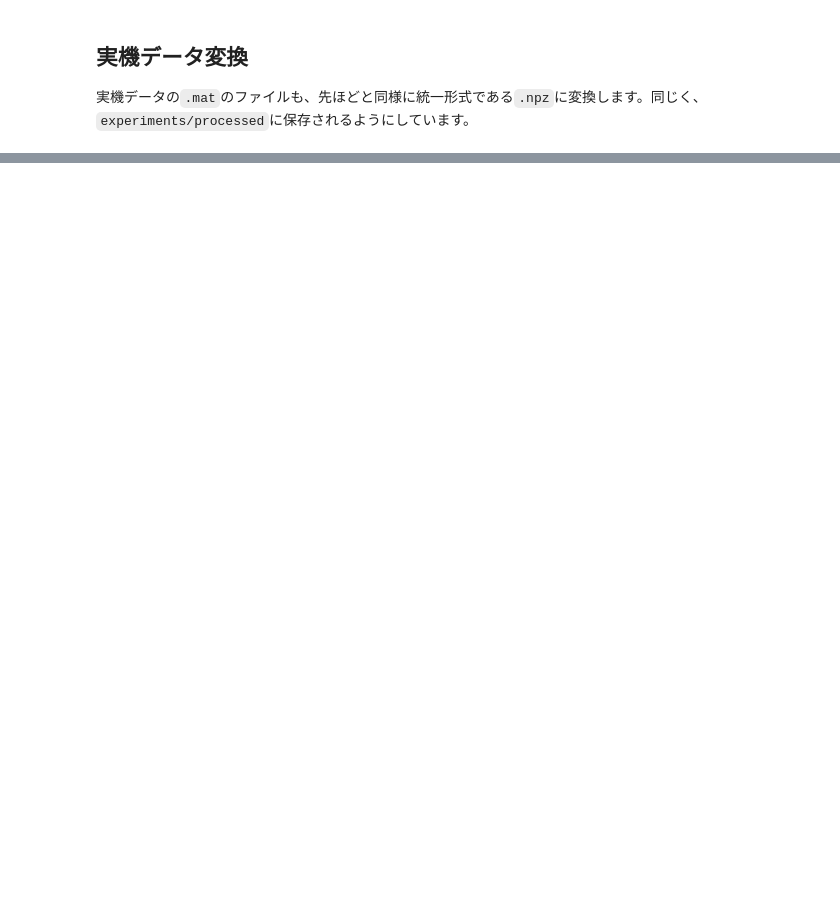
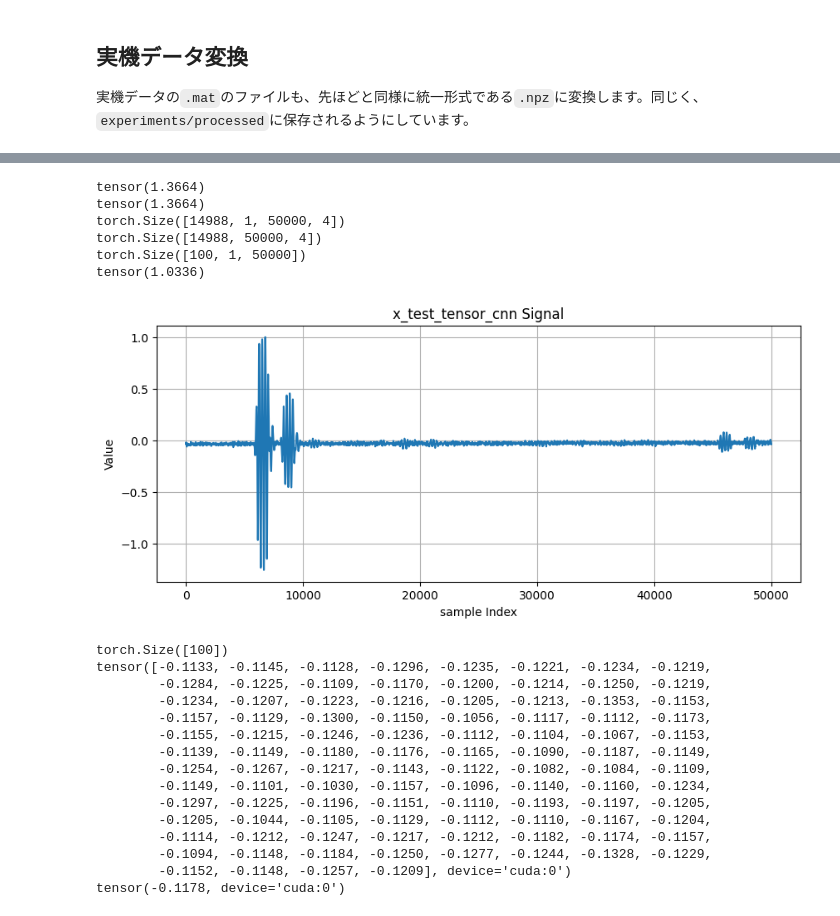
Before and after one commit to yymgc2003/psdata2matlab, a Jupyter notebook: main.ipynb, the cells around one changed output, grey strips where cells are left out. Saved outputs shown, nothing was run; the diff lists cells and outputs as text; code cells hidden in the pictures; blank space fills up the shorter version.

```diff
--- a/main.ipynb
+++ b/main.ipynb
@@ -201,0 +653,59 @@ from src import mat2npz_exp
+# %%
+import numpy as np
+import torch
+
+path = "/home/smatsubara/documents/airlift/data/experiments/processed/P20241015-1037_upsampled_x20.npz"
+output_folder_path = "/home/smatsubara/documents/sandbox/psdata2matlab/tmp"
+x_test = np.load(path)["processed_data"]
+x_test_tensor = torch.from_numpy(x_test).float()
+
+print(torch.max(x_test_tensor))
+x_test_tensor_all = x_test_tensor.unsqueeze(1)
+print(torch.max(x_test_tensor_all))
+print(x_test_tensor_all.shape)
+a = 13000
+x_test_tensor_cnn = x_test_tensor_all[a:a+100, :, :, 0]  # tdx1
+
+
+print(x_test_tensor.shape)
+print(x_test_tensor_cnn.shape)
+print(torch.max(x_test_tensor_cnn))
+import matplotlib.pyplot as plt
+
+plt.figure(figsize=(10, 4))
+plt.plot(x_test_tensor_cnn[40, 0, :].cpu().numpy())
+plt.title("x_test_tensor_cnn Signal")
+plt.xlabel("sample Index")
+plt.ylabel("Value")
+plt.grid(True)
+plt.show()
+model.eval()
+with torch.no_grad():
+    x_test_tensor_cnn = x_test_tensor_cnn.to('cuda:0')
+    predictions = model(x_test_tensor_cnn)
+    print(predictions.shape)
+    print(predictions)
+    print(torch.mean(predictions))
+# %% [output]
+tensor(1.3664)
+tensor(1.3664)
+torch.Size([14988, 1, 50000, 4])
+torch.Size([14988, 50000, 4])
+torch.Size([100, 1, 50000])
+tensor(1.0336)
+[figure, added]
+torch.Size([100])
+tensor([-0.1133, -0.1145, -0.1128, -0.1296, -0.1235, -0.1221, -0.1234, -0.1219,
+        -0.1284, -0.1225, -0.1109, -0.1170, -0.1200, -0.1214, -0.1250, -0.1219,
+        -0.1234, -0.1207, -0.1223, -0.1216, -0.1205, -0.1213, -0.1353, -0.1153,
+        -0.1157, -0.1129, -0.1300, -0.1150, -0.1056, -0.1117, -0.1112, -0.1173,
+        -0.1155, -0.1215, -0.1246, -0.1236, -0.1112, -0.1104, -0.1067, -0.1153,
+        -0.1139, -0.1149, -0.1180, -0.1176, -0.1165, -0.1090, -0.1187, -0.1149,
+        -0.1254, -0.1267, -0.1217, -0.1143, -0.1122, -0.1082, -0.1084, -0.1109,
+        -0.1149, -0.1101, -0.1030, -0.1157, -0.1096, -0.1140, -0.1160, -0.1234,
+        -0.1297, -0.1225, -0.1196, -0.1151, -0.1110, -0.1193, -0.1197, -0.1205,
+        -0.1205, -0.1044, -0.1105, -0.1129, -0.1112, -0.1110, -0.1167, -0.1204,
+        -0.1114, -0.1212, -0.1247, -0.1217, -0.1212, -0.1182, -0.1174, -0.1157,
+        -0.1094, -0.1148, -0.1184, -0.1250, -0.1277, -0.1244, -0.1328, -0.1229,
+        -0.1152, -0.1148, -0.1257, -0.1209], device='cuda:0')
+tensor(-0.1178, device='cuda:0')
```
Also changed, not shown: parts of 13 cells of this notebook, 10 other files.
